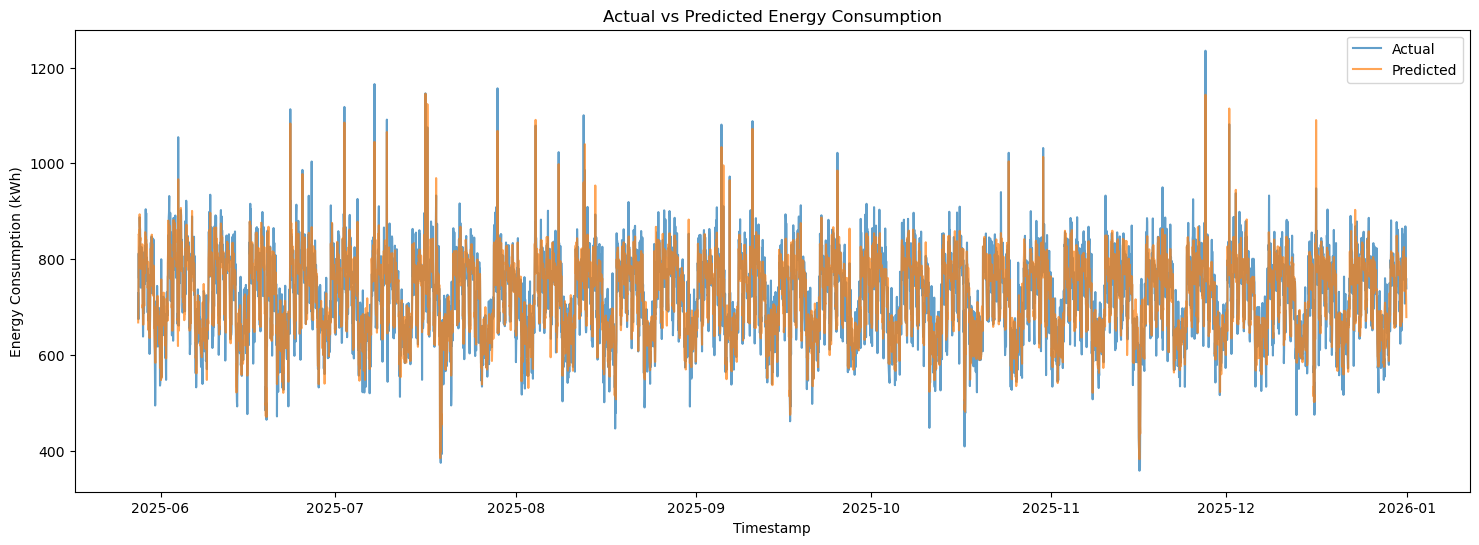
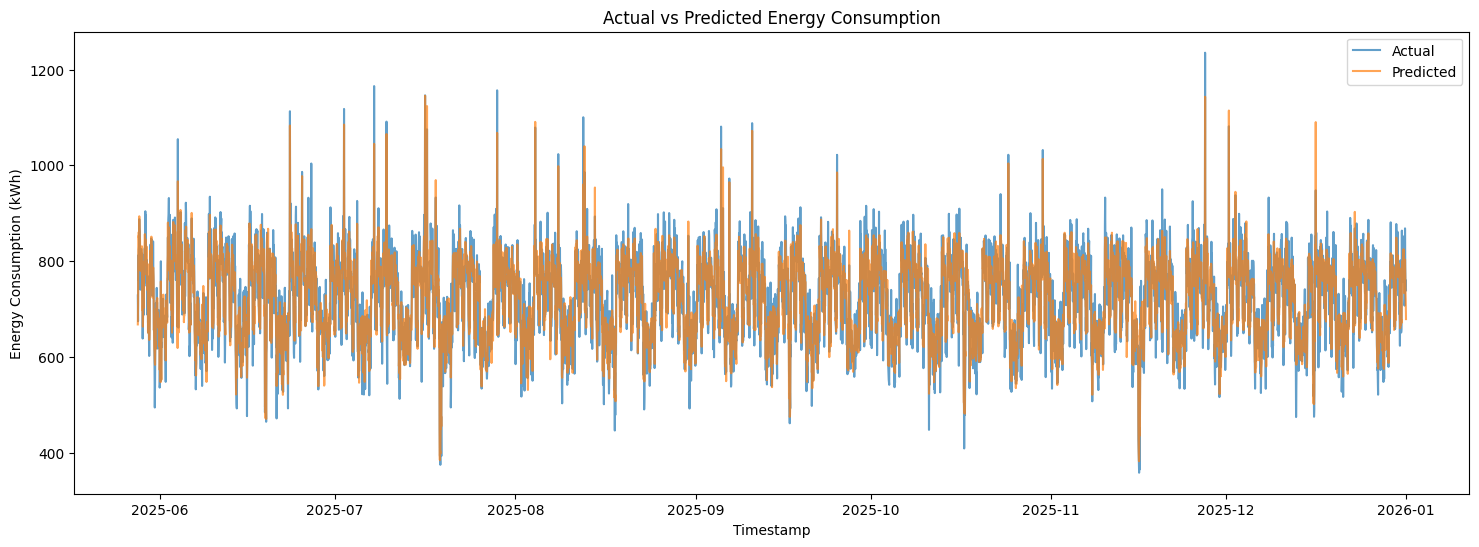
The notebook cell's code change between the first figure and the second:
--- before
+++ after
@@ -26,4 +26,8 @@
 
 plt.legend()
-
+plt.savefig(
+    "../reports/screenshots/actual_vs_predicted.png",
+    bbox_inches="tight",
+    dpi=300
+)
 plt.show()

Commit: Add enterprise-grade forecasting platform upgrade